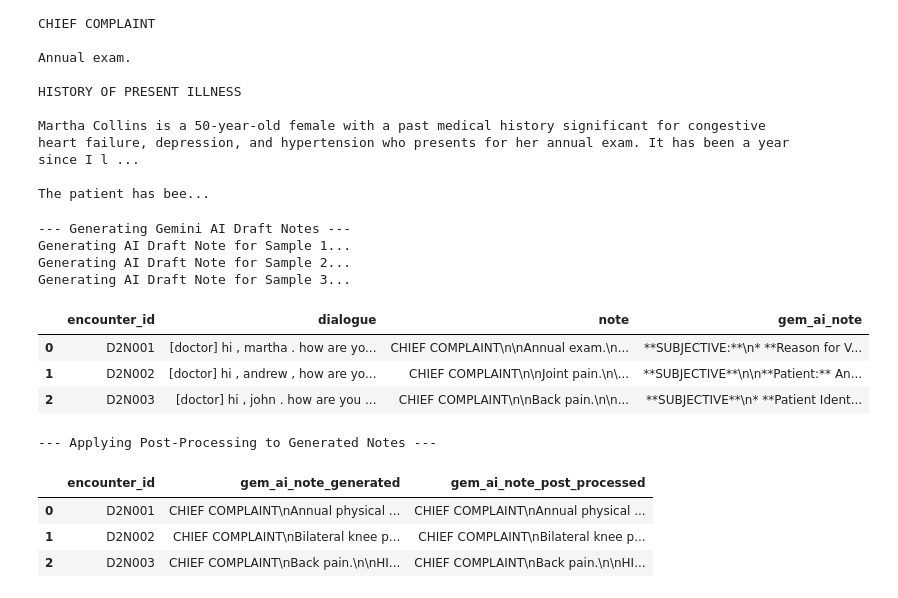
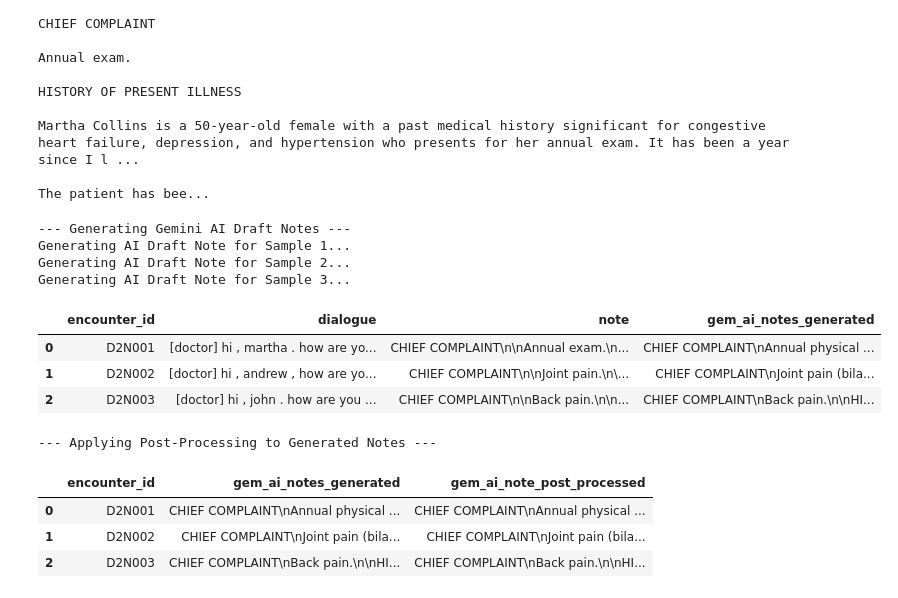
Before and after one commit to nauzleyabedini/Clinical-Note-Evaluation, a Jupyter notebook: Clinical_Note_Eval.ipynb, the cells around one changed output. Cells and saved outputs as stored; diff of their text form; code cells hidden in the pictures.

```diff
--- a/Clinical_Note_Eval.ipynb
+++ b/Clinical_Note_Eval.ipynb
@@ -343,25 +364,25 @@ Please generate the initial AI draft clinical note now:"""
 # %%
 gem_ai_notes_generated = []
 
 print("\n--- Generating Gemini AI Draft Notes ---")
 for i in range(len(sample_df)):
     transcript = sample_df['dialogue'].iloc[i]
 
     print(f"Generating AI Draft Note for Sample {i+1}...")
     generated_note = gem_ai_note(transcript)
     gem_ai_notes_generated.append(generated_note)
 
-sample_df['gem_ai_note_generated'] = gem_ai_notes_generated
-display(sample_df[['encounter_id', 'dialogue', 'note', 'gem_ai_note']].head())
+sample_df['gem_ai_notes_generated'] = gem_ai_notes_generated
+display(sample_df[['encounter_id', 'dialogue', 'note', 'gem_ai_notes_generated']].head())
 # %% [output]
 --- Generating Gemini AI Draft Notes ---
 Generating AI Draft Note for Sample 1...
 Generating AI Draft Note for Sample 2...
 Generating AI Draft Note for Sample 3...
-|  | encounter_id | dialogue | note | gem_ai_note |
-| 0 | D2N001 | [doctor] hi , martha . how are yo... | CHIEF COMPLAINT\n\nAnnual exam.\n... | **SUBJECTIVE:**\n* **Reason for V... |
-| 1 | D2N002 | [doctor] hi , andrew , how are yo... | CHIEF COMPLAINT\n\nJoint pain.\n\... | **SUBJECTIVE**\n\n**Patient:** An... |
-| 2 | D2N003 | [doctor] hi , john . how are you ... | CHIEF COMPLAINT\n\nBack pain.\n\n... | **SUBJECTIVE**\n* **Patient Ident... |
+|  | encounter_id | dialogue | note | gem_ai_notes_generated |
+| 0 | D2N001 | [doctor] hi , martha . how are yo... | CHIEF COMPLAINT\n\nAnnual exam.\n... | CHIEF COMPLAINT\nAnnual physical ... |
+| 1 | D2N002 | [doctor] hi , andrew , how are yo... | CHIEF COMPLAINT\n\nJoint pain.\n\... | CHIEF COMPLAINT\nJoint pain (bila... |
+| 2 | D2N003 | [doctor] hi , john . how are you ... | CHIEF COMPLAINT\n\nBack pain.\n\n... | CHIEF COMPLAINT\nBack pain.\n\nHI... |
 # %%
 import re # Import regular expression module
 
@@ -426,13 +447,13 @@ def post_process_note_structure(note_text):
 
 # Apply post-processing to the 'gem_ai_note_generated' column
 print("\n--- Applying Post-Processing to Generated Notes ---")
-sample_df['gem_ai_note_post_processed'] = sample_df['gem_ai_note_generated'].apply(post_process_note_structure)
+sample_df['gem_ai_note_post_processed'] = sample_df['gem_ai_notes_generated'].apply(post_process_note_structure)
 
 # Display the original generated note and the post-processed version for comparison
-display(sample_df[['encounter_id', 'gem_ai_note_generated', 'gem_ai_note_post_processed']].head())
+display(sample_df[['encounter_id', 'gem_ai_notes_generated', 'gem_ai_note_post_processed']].head())
 # %% [output]
 --- Applying Post-Processing to Generated Notes ---
-|  | encounter_id | gem_ai_note_generated | gem_ai_note_post_processed |
+|  | encounter_id | gem_ai_notes_generated | gem_ai_note_post_processed |
 | 0 | D2N001 | CHIEF COMPLAINT\nAnnual physical ... | CHIEF COMPLAINT\nAnnual physical ... |
-| 1 | D2N002 | CHIEF COMPLAINT\nBilateral knee p... | CHIEF COMPLAINT\nBilateral knee p... |
+| 1 | D2N002 | CHIEF COMPLAINT\nJoint pain (bila... | CHIEF COMPLAINT\nJoint pain (bila... |
 | 2 | D2N003 | CHIEF COMPLAINT\nBack pain.\n\nHI... | CHIEF COMPLAINT\nBack pain.\n\nHI... |
```
Also changed, not shown: parts of 11 cells of this notebook.
